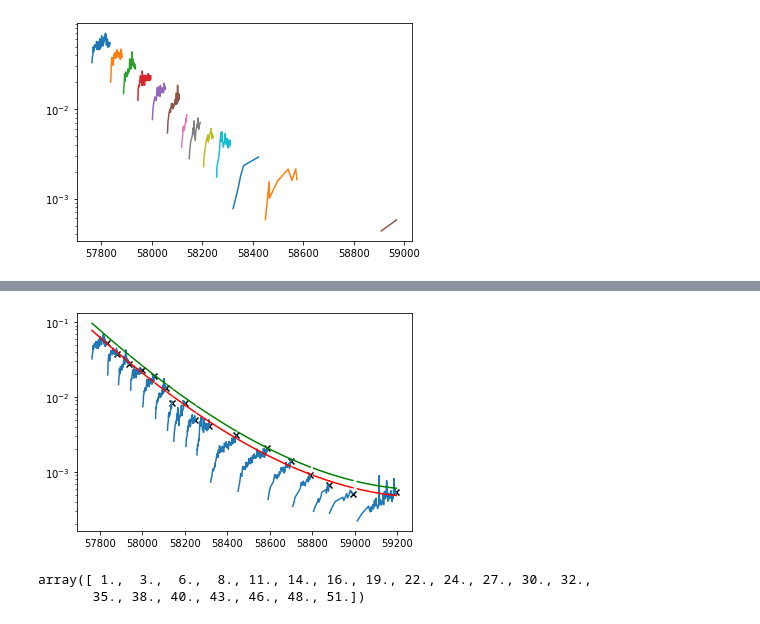
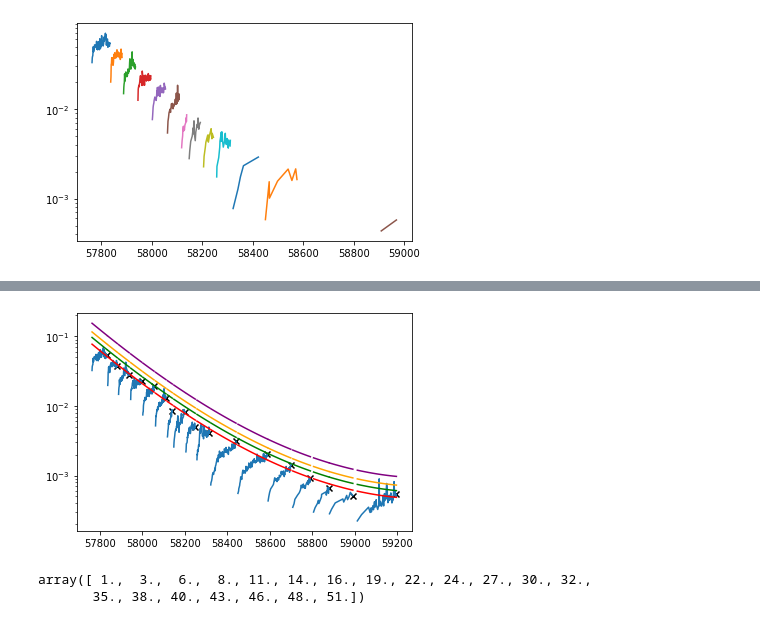
Before and after one commit to carlidel/collimator_scans, a Jupyter notebook: from_timber.ipynb, the cells around one changed output, grey strips where cells are left out. Saved outputs shown, nothing was run; the diff lists cells and outputs as text; code cells hidden in the pictures.

```diff
--- a/from_timber.ipynb
+++ b/from_timber.ipynb
@@ -56,3 +64,12 @@ loss_2_rs6 = utc_time_to_seconds(loss_2_rs6)
 loss_2_rs4 = utc_time_to_seconds(loss_2_rs4)
 
 barrier = utc_time_to_seconds(barrier)
+# %%
+loss_1_rs9 = utc_time_to_datetime(loss_1_rs9)
+loss_1_rs6 = utc_time_to_datetime(loss_1_rs6)
+loss_1_rs4 = utc_time_to_datetime(loss_1_rs4)
+loss_2_rs9 = utc_time_to_datetime(loss_2_rs9)
+loss_2_rs6 = utc_time_to_datetime(loss_2_rs6)
+loss_2_rs4 = utc_time_to_datetime(loss_2_rs4)
+
+barrier = utc_time_to_datetime(barrier)
@@ -167,3 +199,35 @@ plt.ylim(3.5, 5.5)
 # %% [output]
 (3.5, 5.5)
 [figure]
+# %%
+fig = plt.figure(figsize=(6, 4))
+
+gs = gridspec.GridSpec(2, 1, height_ratios=[2.1, 1])
+
+ax0 = plt.subplot(gs[0])
+ax1 = plt.subplot(gs[1], sharex=ax0)
+
+#plt.plot(loss_1_rs9["t"], loss_1_rs9["Value"], label="RS9")
+ax0.plot(loss_1_rs6["datetime"], loss_1_rs6["Value"], label="RS6")
+#plt.plot(loss_1_rs4["t"], loss_1_rs4["Value"], label="RS4")
+
+ax0.set_yscale("log")
+
+
+ax1.scatter(barrier["datetime"], barrier["Value"], label="Barrier", color="black", s=20, marker="x")
+
+b_func = scipy.interpolate.interp1d(
+    barrier["t"], barrier["Value"], kind="previous", fill_value="extrapolate"
+)
+ax1.plot(loss_1_rs9["datetime"], b_func(loss_1_rs9["t"]), label="Barrier", color="grey")
+
+# for v in vals_loss_1_rs9:
+    # ax1.axvline(v, color="grey", linestyle="--")
+    # ax0.axvline(v, color="grey", linestyle="--")
+
+ax1.set_ylim(3.5, 5.5)
+ax1.set_xlim(loss_1_rs6["datetime"].iloc[0], loss_1_rs6["datetime"].iloc[-1])
+
+plt.tight_layout()
+plt.setp(ax0.get_xticklabels(), visible=False)
+plt.subplots_adjust(hspace=.0)
@@ -279,14 +345,16 @@ spline_loss_2_rs9 = get_spline(slice_loss_2_rs9)
 # %%
 plt.figure()
 for s in slice_loss_1_rs6:
     plt.plot(s[0], s[1], color="C0")
     plt.scatter([s[0][-1]], [s[1][-1]], color="black", marker="x")
     plt.plot(s[0], spline_loss_1_rs6(s[0]), color="red")
     plt.plot(s[0], spline_loss_1_rs6(s[0]) * 1.25, color="green")
+    plt.plot(s[0], spline_loss_1_rs6(s[0]) * 1.5, color="orange")
+    plt.plot(s[0], spline_loss_1_rs6(s[0]) * 2.0, color="purple")
 
 plt.yscale("log")
 # %% [output]
-[figure, old version]
+[figure, new version]
 # %%
 def compose_fit_lists(slices, spline, samples_per_slice=20, spline_multiplier=1.0):
     x_raw = []
```
Also changed, not shown: parts of 24 cells of this notebook, 5 other files.
